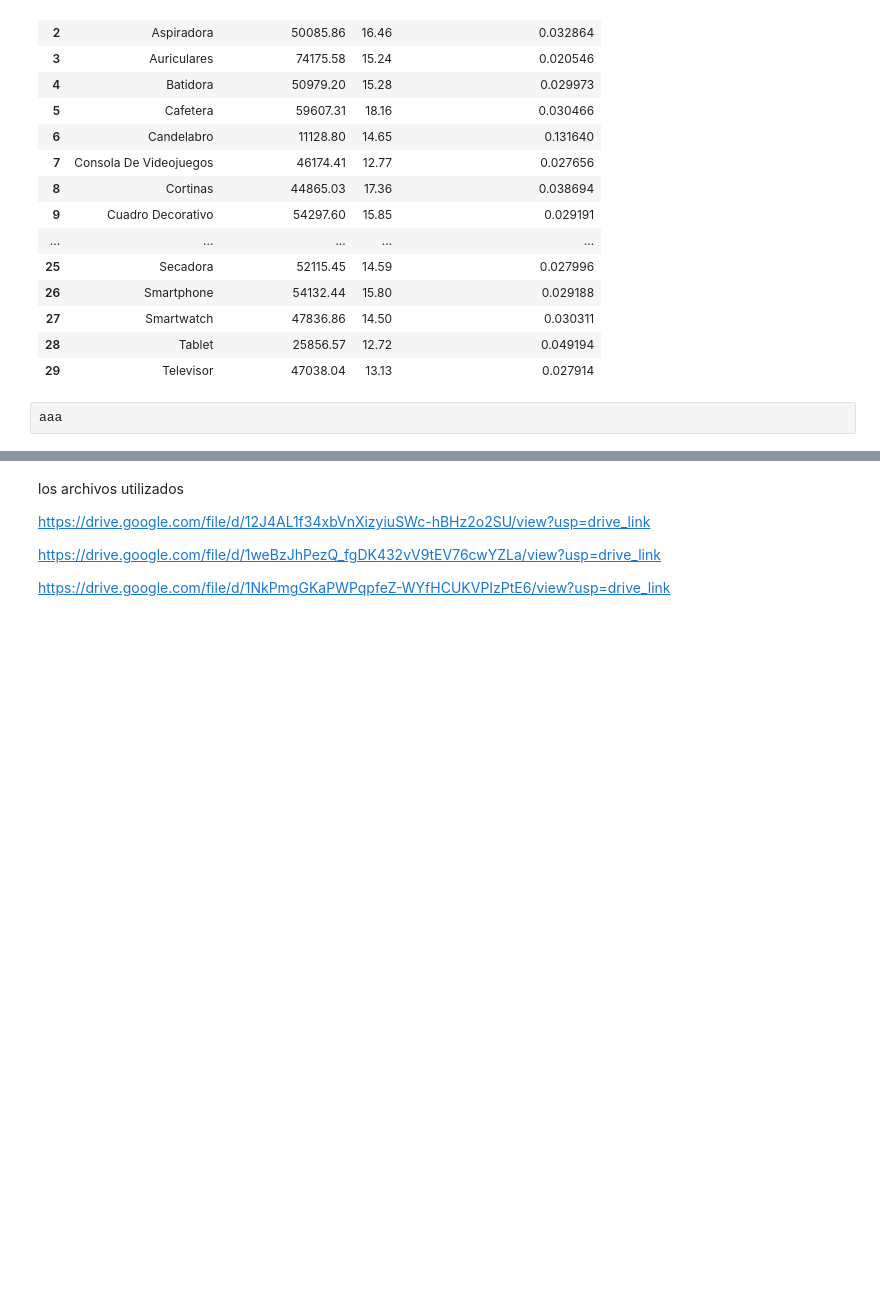
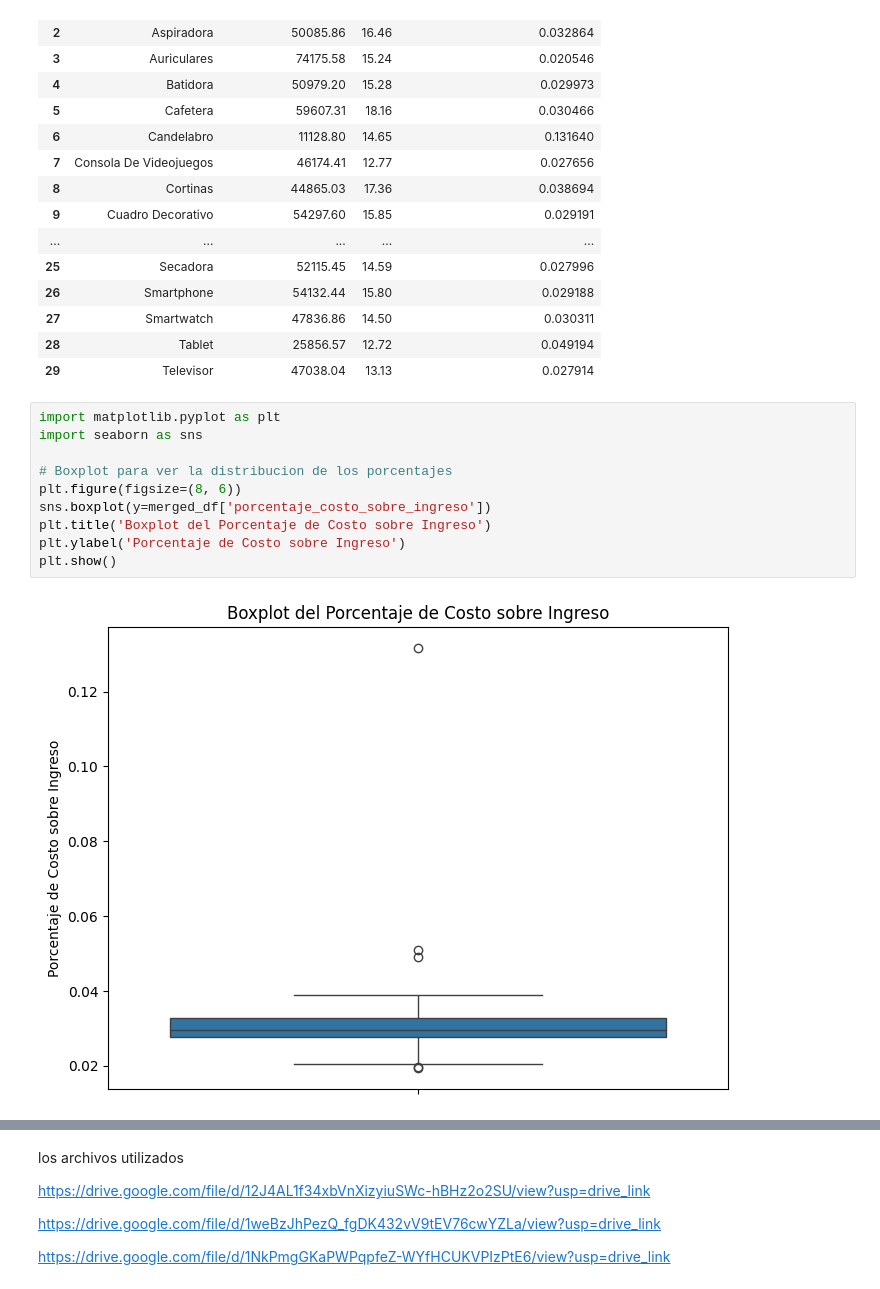
Before and after one commit to dataccounting/Sanvido-Gonzalo-comision-26252-TPI-data-analytics, a Jupyter notebook: Sanvido_Gonzalo_comision_25262_TPI_data_analytics.ipynb, the cells around one changed output, grey strips where cells are left out. Cells and saved outputs as stored; diff of their text form; blank space fills up the shorter version.

```diff
--- a/Sanvido_Gonzalo_comision_25262_TPI_data_analytics.ipynb
+++ b/Sanvido_Gonzalo_comision_25262_TPI_data_analytics.ipynb
@@ -1041,4 +1041,14 @@ display(merged_df)
 | 28 | Tablet | 25856.57 | 12.72 | 0.049194 |
 | 29 | Televisor | 47038.04 | 13.13 | 0.027914 |
 # %%
-aaa
+import matplotlib.pyplot as plt
+import seaborn as sns
+
+# Boxplot para ver la distribucion de los porcentajes
+plt.figure(figsize=(8, 6))
+sns.boxplot(y=merged_df['porcentaje_costo_sobre_ingreso'])
+plt.title('Boxplot del Porcentaje de Costo sobre Ingreso')
+plt.ylabel('Porcentaje de Costo sobre Ingreso')
+plt.show()
+# %% [output]
+[figure, added]
```
Also changed, not shown: parts of 15 cells of this notebook.
